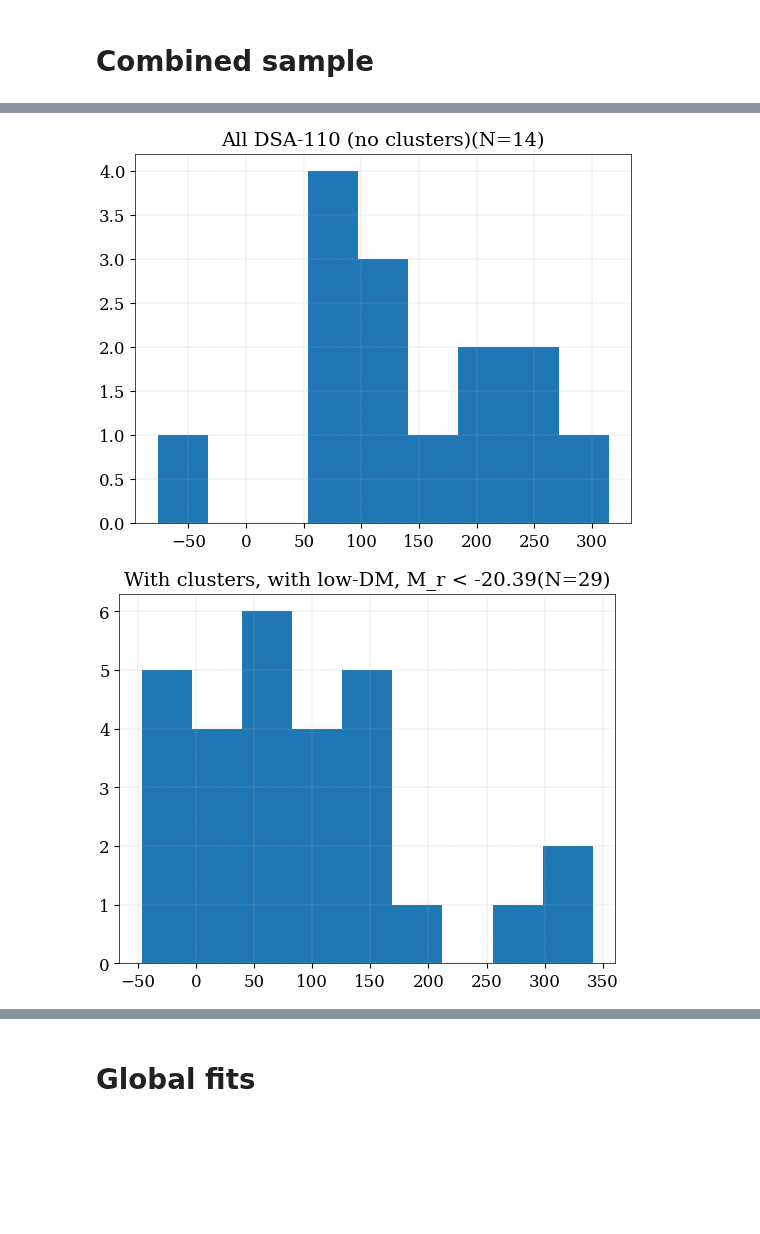
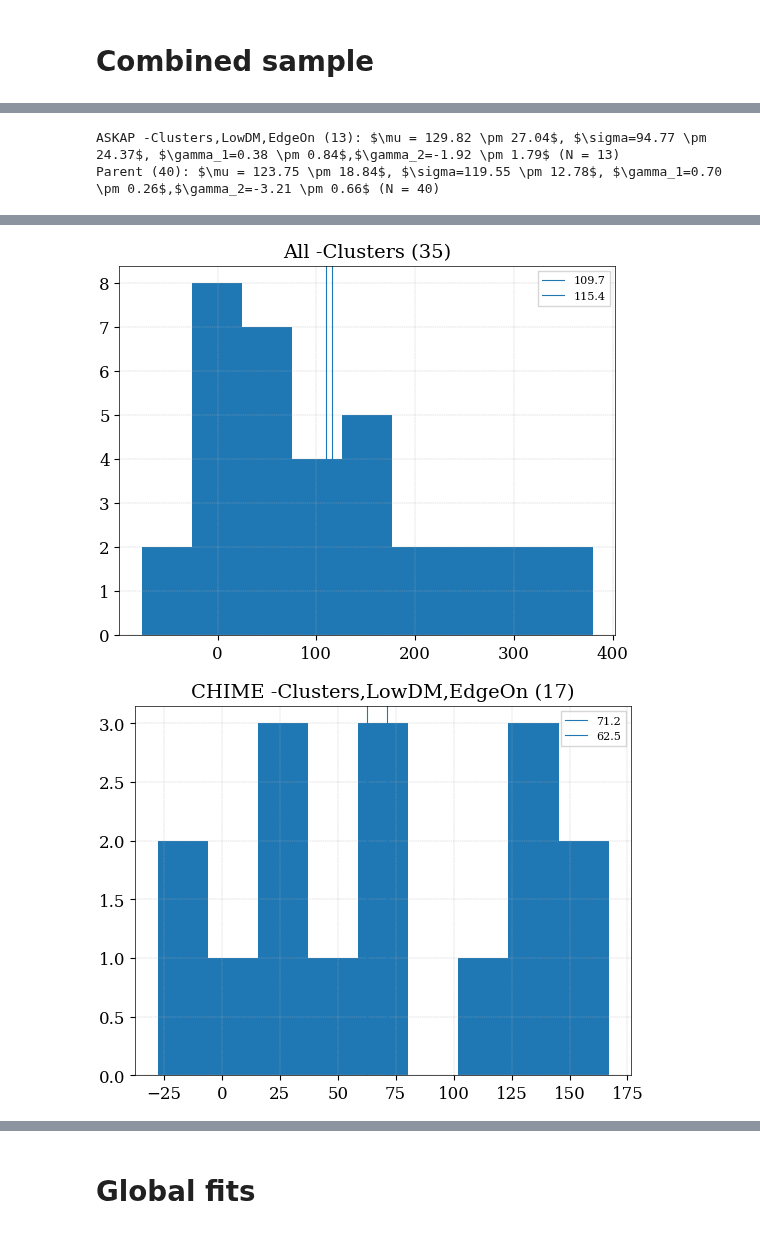
Before and after one commit to leungcalvin/kko_host_paper, a Jupyter notebook: plot_scripts/dm_host.ipynb, the cells around one changed output, grey strips where cells are left out. Cells and saved outputs as stored; diff of their text form; code cells hidden in the pictures; blank space fills up the shorter version.

```diff
--- a/plot_scripts/dm_host.ipynb
+++ b/plot_scripts/dm_host.ipynb
@@ -887,10 +905,10 @@ z_max = 0.2
 in_chime = np.array([n in ['FRB20200120E','FRB20201124A','FRB20180916B'] for n in bhandari2021.index])
 bhandari_askap = (bhandari2021['primary_z_spec'] < z_max) * ~in_chime * (bhandari2021.index != 'FRB20121102A')
 bhandari_chime =  (bhandari2021['primary_z_spec'] < z_max) * in_chime
-
+bhandari_keep = (bhandari2021['primary_z_spec'] < z_max)
 bhardwaj_keep = bhardwaj2024['primary_z_spec'] < z_max
 law_keep = law2024['primary_z_spec'] < z_max
-leung_keep = (0 < final_zspec['primary_z_spec']) * (final_zspec['primary_P_Ox'] > 0.9)
+leung_keep = (0 < final_zspec['primary_z_spec']) * (final_zspec['primary_P_Ox'] > 0.9) * (final_zspec['primary_z_spec'] < z_max)
 michilli_keep = michilli2023['primary_z_spec'] < z_max
 driessen_keep = driessen2024['primary_z_spec'] < z_max
 cs24_keep = cs24['primary_z_spec'] < z_max
@@ -1176,46 +1233,46 @@ def sigma_igm_walker2024(z):
 
 import numpy as np
 import matplotlib.pyplot as plt
-def analyze_sample(df,label,diagnostic = None):
+def analyze_sample(df,label,diagnostic = None,sigma_igm = 'walker'):
     dm = df['DM_host_restframe']
-
+    if sigma_igm == "walker":
+        sig_igm = sigma_igm_walker2024(df['primary_z_spec'])**2
+    elif sigma_igm == "none":
+        sig_igm = 0
     dm_err = np.sqrt(
-        (df['DM_NE2001'] * 0.15)**2 + # Galactic contribution
-        sigma_igm_walker2024(df['primary_z_spec'])**2 + # IGM contribution
-        10**2
+        10**2 + (df['DM_NE2001'] * 0.15)**2 + sig_igm**2
         )
-    mvsk_answers =  mvsk(dm, dm_err)
+    isfinite = np.isfinite(dm.values) * np.isfinite(dm_err.values) * (dm_err.values > 0)
+    mvsk_answers =  mvsk_bootstrap(dm.values[isfinite], dm_err.values[isfinite])
     [[mu,mu_e],[sig,sig_e],[gam,gam_e],[kurt,kurt_e]] = mvsk_answers
     sample_size = len(df['DM_host_restframe'])
+    label = label + f" ({sample_size:.0f})"
     print(f"{label}: $\mu = {mu:.2f} \pm {mu_e:.2f}$, $\sigma={sig:.2f} \pm {sig_e:.2f}$, $\gamma_1={gam:.2f} \pm {gam_e:.2f}$,$\gamma_2={kurt:.2f} \pm {kurt_e:.2f}$ (N = {sample_size})")
     if diagnostic:
         bins = np.linspace(np.min(df['DM_host_restframe']),np.max(df['DM_host_restframe']),num = max(10,int(sample_size / 8)))
         plt.figure()
         plt.hist(df['DM_host_restframe'],bins=bins)
-        plt.title(label + f"(N={sample_size:.0f})")
+        dumb_mean = np.nanmean(df['DM_host_restframe'])
+        dumb_std = np.nanstd(df['DM_host_restframe'])
+        plt.axvline(dumb_mean,label = f'{dumb_mean:.1f}')
+        plt.axvline(dumb_std,label = f'{dumb_std:.1f}')
+        plt.legend()
+        plt.title(label)
     return mvsk_answers,label
 #analyze_sample(no_clusters_no_low_dm[np.abs(no_clusters_no_low_dm['gal_b']) > 10],label = 'No clusters, no low-DM, |b| > 10')
 ds_compilation = []
+ds_compilation.append(analyze_sample(remove_clusters_lowdm_edgeon,diagnostic = True,
+               label = 'All -Clusters,LowDM,EdgeOn',sigma_igm='none'))
+ds_compilation.append(analyze_sample(remove_clusters_lowdm,diagnostic = True,
+               label = 'All -Clusters,LowDM',sigma_igm='none'))
+ds_compilation.append(analyze_sample(remove_clusters,diagnostic = True,
+               label = 'All -Clusters',sigma_igm='none'))
 ds_compilation.append(analyze_sample(all_chime,diagnostic = True,
-               label = 'All CHIME (no clusters)'))
+               label = 'CHIME -Clusters,LowDM,EdgeOn',sigma_igm='none'))
+ds_compilation.append(analyze_sample(all_dsa,diagnostic = True,
+               label = 'DSA110 -Clusters,LowDM,EdgeOn',sigma_igm='none'))
 ds_compilation.append(analyze_sample(all_askap,diagnostic = True,
-               label = 'All ASKAP'))
-ds_compilation.append(analyze_sample(all_dsa,diagnostic = True,
-               label = 'All DSA-110 (no clusters)'))
-ds_compilation.append(analyze_sample(with_clusters_with_low_dm[(with_clusters_with_low_dm['M_r'] < -20.39)],diagnostic = True,
-               label = 'With clusters, with low-DM, M_r < -20.39'))
-ds_compilation.append(analyze_sample(with_clusters_with_low_dm[(with_clusters_with_low_dm['M_r'] >= -20.39)],diagnostic = True,
-               label = 'With clusters, with low-DM, M_r > -20.39'))
-ds_compilation.append(analyze_sample(with_clusters_with_low_dm,diagnostic = True,
-               label = 'With cluster, with low-DM'))
-ds_compilation.append(analyze_sample(with_clusters_no_low_dm[(with_clusters_no_low_dm['M_r'] < -20.39)],diagnostic = True,
-               label = 'With clusters, no low-DM, M_r < -20.39'))
-ds_compilation.append(analyze_sample(with_clusters_no_low_dm[(with_clusters_no_low_dm['M_r'] >= -20.39)],diagnostic = True,
-               label = 'With clusters, no low-DM, M_r > -20.39'))
-ds_compilation.append(analyze_sample(with_clusters_no_low_dm,diagnostic = True,
-               label = 'With cluster, no low-DM'))
-ds_compilation.append(analyze_sample(no_clusters_no_low_dm[(no_clusters_no_low_dm['M_r'] < -20.39)],diagnostic = True,
-               label = 'No clusters, no low-DM, M_r < -20.39'))
-ds_compilation.append(analyze_sample(no_clusters_no_low_dm[(no_clusters_no_low_dm['M_r'] >= -20.39)],diagnostic = True,
-               label = 'No clusters, no low-DM, M_r > -20.39'))
+               label = 'ASKAP -Clusters,LowDM,EdgeOn',sigma_igm='none'))
+ds_compilation.append(analyze_sample(parent,diagnostic = True,
+               label = 'Parent',sigma_igm='none'))
 # %% [output]
@@ -1238,0 +1284,2 @@ No clusters, no low-DM, M_r > -20.39: $\mu = 60.90 \pm 20.19$, $\sigma=65.83 \pm
+ASKAP -Clusters,LowDM,EdgeOn (13): $\mu = 129.82 \pm 27.04$, $\sigma=94.77 \pm 24.37$, $\gamma_1=0.38 \pm 0.84$,$\gamma_2=-1.92 \pm 1.79$ (N = 13)
+Parent (40): $\mu = 123.75 \pm 18.84$, $\sigma=119.55 \pm 12.78$, $\gamma_1=0.70 \pm 0.26$,$\gamma_2=-3.21 \pm 0.66$ (N = 40)
@@ -1241,2 +1288,2 @@ No clusters, no low-DM, M_r > -20.39: $\mu = 60.90 \pm 20.19$, $\sigma=65.83 \pm
-[figure, old version]
+[figure, new version]
-[figure, old version]
+[figure, new version]
```
Also changed, not shown: parts of 20 cells of this notebook, 2 other files.
